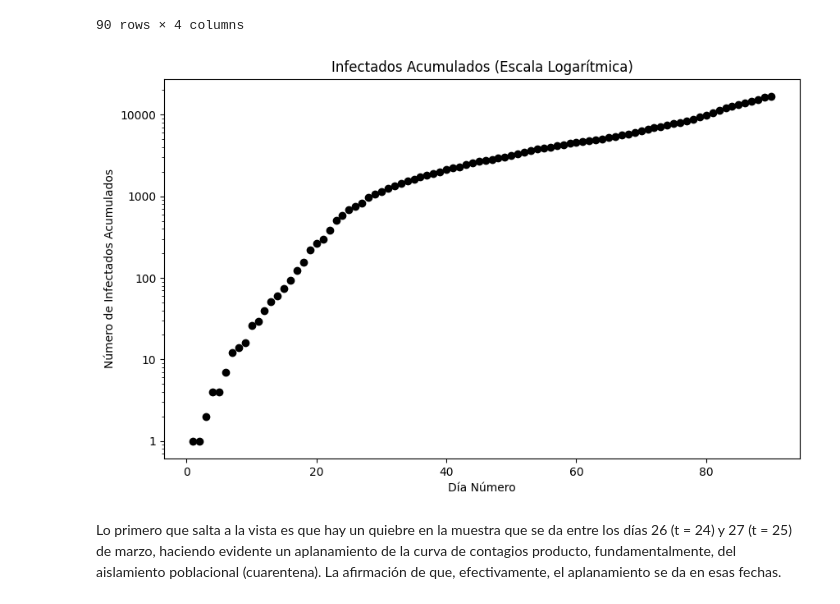
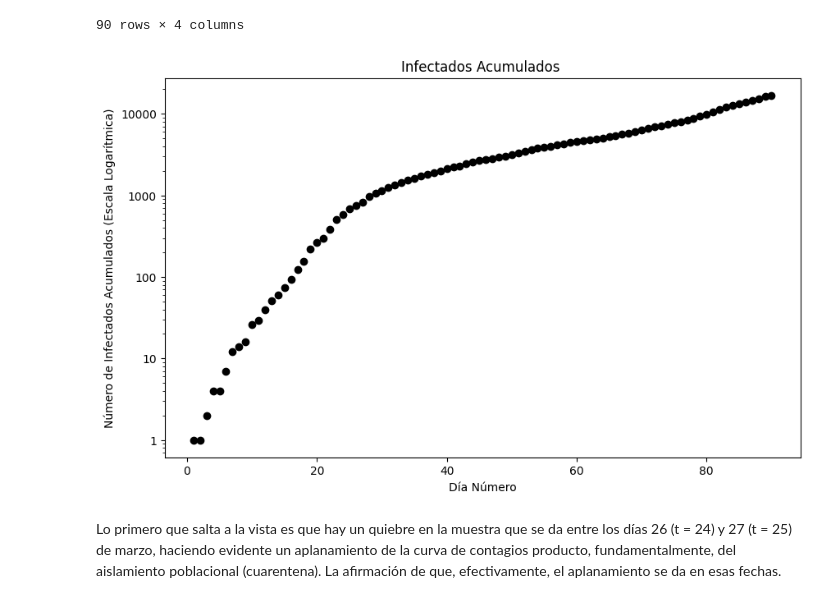
Before and after one commit to perico3372/covid_19, a Jupyter notebook: covid_19.ipynb, the cells around one changed output. Saved outputs shown, nothing was run; the diff lists cells and outputs as text; code cells hidden in the pictures.

```diff
--- a/covid_19.ipynb
+++ b/covid_19.ipynb
@@ -51,17 +51,17 @@ y = filtered_df['acumulado_infectados']
 # %%
 # Crear gráfica en escala logarítmica con puntos
 plt.figure(figsize=(10, 6))
 plt.scatter(x, y, color='black', label="Infectados acumulados")  # Usamos scatter para mostrar solo puntos
 plt.yscale('log')  # Escala logarítmica
 plt.gca().yaxis.set_major_formatter(ScalarFormatter())  # Formato normal para eje Y
-plt.title('Infectados Acumulados (Escala Logarítmica)')
+plt.title('Infectados Acumulados ')
 plt.xlabel('Día Número')
-plt.ylabel('Número de Infectados Acumulados')
+plt.ylabel('Número de Infectados Acumulados (Escala Logarítmica)')
 plt.grid(True, which="both", linestyle='', linewidth=0.5)
 #plt.legend()
 plt.show()
 # %% [output]
-[figure, old version]
+[figure, new version]
 # %% [markdown]
 Lo primero que salta a la vista es que hay un quiebre en la muestra que se da entre los días 26 (t = 24) y 27 (t = 25) de marzo, haciendo evidente un aplanamiento de la curva de contagios producto, fundamentalmente, del aislamiento poblacional (cuarentena). La afirmación de que, efectivamente, el aplanamiento se da en esas fechas.
 # %%
```
Also changed, not shown: parts of 4 cells of this notebook.
